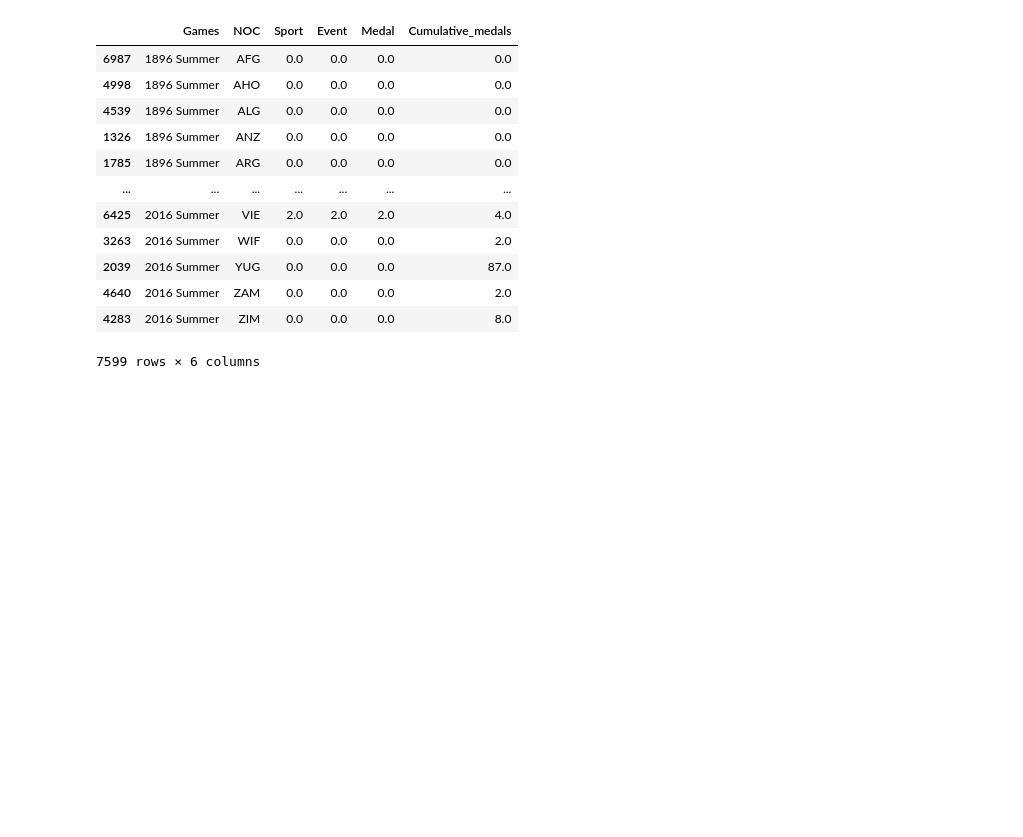
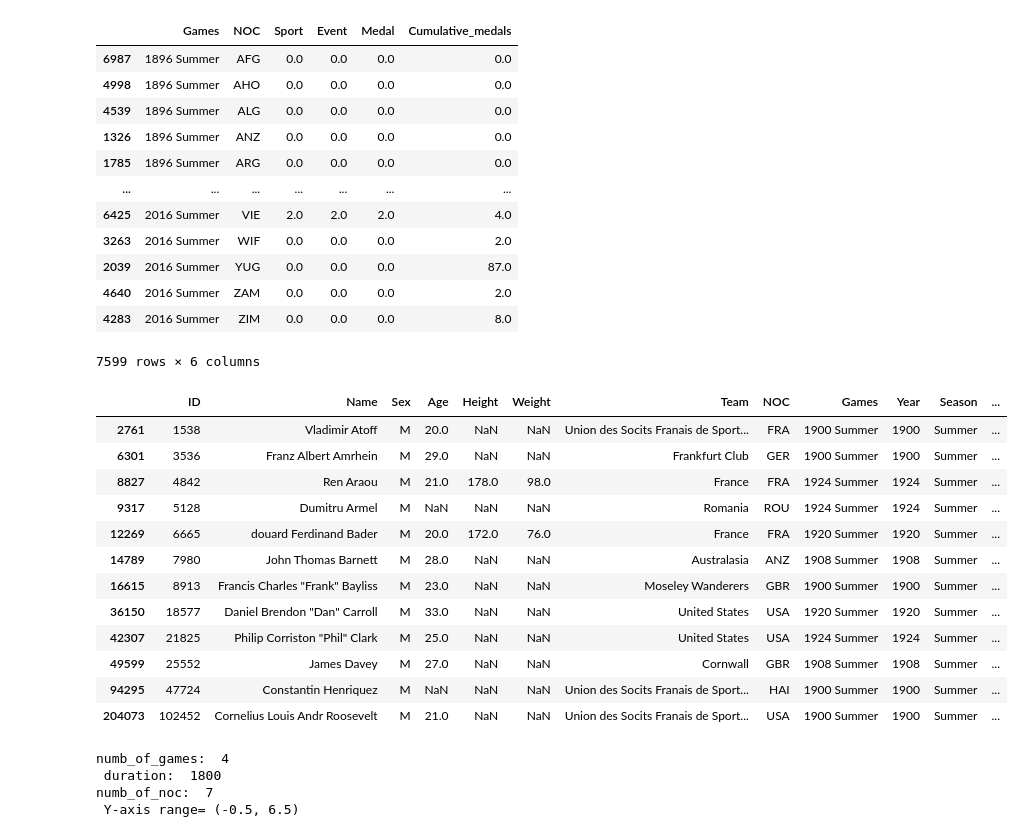
Before and after one commit to Erik-M-Larsson/Databehandling-OS-projekt-Felix-Tjernberg-Erik-Larsson, a Jupyter notebook: uppgift-2.ipynb, the cells around one changed output. Cells and saved outputs as stored; diff of their text form; code cells hidden in the pictures; blank space fills up the shorter version.

Commit message:
update medal_race

```diff
--- a/uppgift-2.ipynb
+++ b/uppgift-2.ipynb
@@ -135,3 +135,83 @@ See the caveats in the documentation: https://pandas.pydata.org/pandas-docs/stab
 | 4640 | 2016 Summer | ZAM | 0.0 | 0.0 | 0.0 | 2.0 |
 | 4283 | 2016 Summer | ZIM | 0.0 | 0.0 | 0.0 | 8.0 |
 7599 rows × 6 columns
+# %%
+apa = os_data_raw.query("Sport == 'Rugby'").dropna(subset=["Medal"])
+apa = apa.drop_duplicates(
+        subset=["NOC", "Year", "Event", "Medal"], inplace=False)
+apa
+# %% [output]
+|  | ID | Name | Sex | Age | Height | Weight | Team | NOC | Games | Year | Season | ... |
+| 2761 | 1538 | Vladimir Atoff | M | 20.0 | NaN | NaN | Union des Socits Franais de Sport... | FRA | 1900 Summer | 1900 | Summer | ... |
+| 6301 | 3536 | Franz Albert Amrhein | M | 29.0 | NaN | NaN | Frankfurt Club | GER | 1900 Summer | 1900 | Summer | ... |
+| 8827 | 4842 | Ren Araou | M | 21.0 | 178.0 | 98.0 | France | FRA | 1924 Summer | 1924 | Summer | ... |
+| 9317 | 5128 | Dumitru Armel | M | NaN | NaN | NaN | Romania | ROU | 1924 Summer | 1924 | Summer | ... |
+| 12269 | 6665 | douard Ferdinand Bader | M | 20.0 | 172.0 | 76.0 | France | FRA | 1920 Summer | 1920 | Summer | ... |
+| 14789 | 7980 | John Thomas Barnett | M | 28.0 | NaN | NaN | Australasia | ANZ | 1908 Summer | 1908 | Summer | ... |
+| 16615 | 8913 | Francis Charles "Frank" Bayliss | M | 23.0 | NaN | NaN | Moseley Wanderers | GBR | 1900 Summer | 1900 | Summer | ... |
+| 36150 | 18577 | Daniel Brendon "Dan" Carroll | M | 33.0 | NaN | NaN | United States | USA | 1920 Summer | 1920 | Summer | ... |
+| 42307 | 21825 | Philip Corriston "Phil" Clark | M | 25.0 | NaN | NaN | United States | USA | 1924 Summer | 1924 | Summer | ... |
+| 49599 | 25552 | James Davey | M | 27.0 | NaN | NaN | Cornwall | GBR | 1908 Summer | 1908 | Summer | ... |
+| 94295 | 47724 | Constantin Henriquez | M | NaN | NaN | NaN | Union des Socits Franais de Sport... | HAI | 1900 Summer | 1900 | Summer | ... |
+| 204073 | 102452 | Cornelius Louis Andr Roosevelt | M | 21.0 | NaN | NaN | Union des Socits Franais de Sport... | USA | 1900 Summer | 1900 | Summer | ... |
+# %%
+
+def medal_race_plot_test(df):
+    """Animated barplot of accumulated number of medals per NOC"""
+
+    # Plot bar diagram animation
+    fig = px.histogram(
+        df,
+        x="Medal",
+        y="NOC",
+        color="NOC",
+        color_discrete_sequence=px.colors.qualitative.Alphabet,
+        #animation_group="NOC",
+        #animation_frame="Games",
+        title="Medal race",
+        labels={"Cumulative_medals": "Medals"},
+        orientation='h',
+        histfunc= 'count',
+        cumulative=True
+
+    )
+
+    # Sort y-axis
+    #fig.update_layout(title={"x": 0.5}, yaxis={"categoryorder": "total ascending"})
+
+    # Change animation duration
+    numb_of_games = len(df["Games"].unique())
+    duration = 1920 - 30 * numb_of_games
+    print("numb_of_games: ", numb_of_games, "\n", "duration: ", duration)
+    if False: #numb_of_games > 1:
+        fig.layout.updatemenus[0].buttons[0].args[1]["frame"][
+            "duration"
+        ] = duration  # Ref: https://community.plotly.com/t/how-to-slow-down-animation-in-plotly-express/31309
+
+    # Show only top ten
+    numb_of_noc = len(df["NOC"].unique())
+    fig.update_yaxes(range=(max(numb_of_noc - 10.5, -0.5), numb_of_noc - 0.5))
+    print(
+        "numb_of_noc: ",
+        numb_of_noc,
+        "\n",
+        "Y-axis range=",
+        (max(numb_of_noc - 10.5, -0.5), numb_of_noc - 0.5),
+    )
+
+    # Set x-ticks to integers
+    max_medals = 30 # TODO Räkna ut vad det här blir
+    fig.update_xaxes(range=(0, max_medals + 0.5), dtick=1, tick0=0)
+
+    return fig
+
+
+fig = medal_race_plot_test(apa)
+
+fig.write_html('./visualization/medal_race_test_test.html')
+fig
+# %% [output]
+numb_of_games:  4
+ duration:  1800
+numb_of_noc:  7
+ Y-axis range= (-0.5, 6.5)
```
Also changed, not shown: 8 other files.
